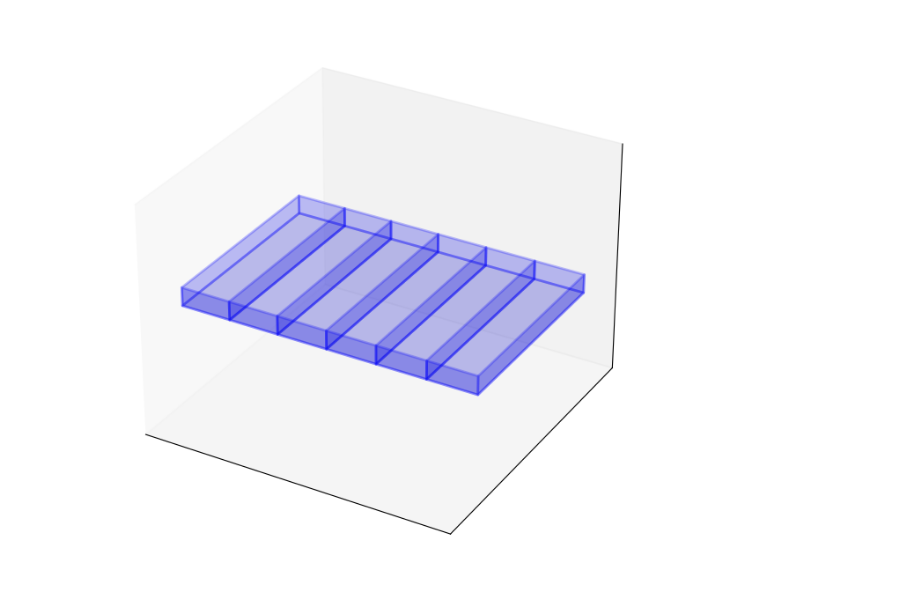
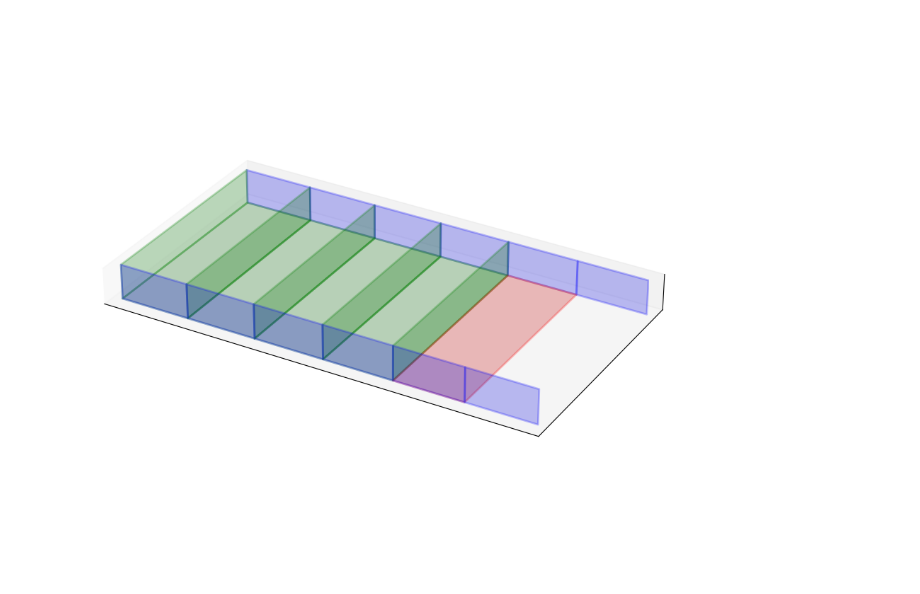
Before and after one commit to davidsj/ml_par_sim, a Jupyter notebook: viz.ipynb, the cells around one changed output. Saved outputs shown, nothing was run; the diff lists cells and outputs as text; code cells hidden in the pictures.

```diff
--- a/viz.ipynb
+++ b/viz.ipynb
@@ -2,42 +2,52 @@
 import numpy as np
 import matplotlib.pyplot as plt
 # %%
-fig = plt.figure(figsize=(8, 8))
+fig = plt.figure(figsize=(10, 10))
 ax = fig.add_subplot(111, projection='3d')
 
 d_model = 8
 d_hidden = 2*d_model
-B = 64
+B = 48
 L = 6
 
 L_by_hidden_ax = 0
 B_ax = 1
 d_model_ax = 2
 
-def plot_face(ax, vals1, vals2, depth, ax1, ax2):
+def plot_face(ax, vals1, vals2, depth, ax1, ax2, color='b'):
     ax3 = 3 - ax1 - ax2
     val1, val2 = np.meshgrid(vals1, vals2)
     val3 = np.full_like(val1, depth)
     arg = np.array([val1, val2, val3])[[ax1, ax2, ax3]]
     ax.plot_surface(*arg,
-                    alpha=0.25, color='b', edgecolor='b', linewidth=2)
+                    alpha=0.25, color=color, edgecolor=color, linewidth=2)
 
+
+phase = 'bwd'
+phase_l = 4.5
 for l in range(L+1):
-    plot_face(ax, (0, d_model), (0, B), l*d_hidden, d_model_ax, B_ax)
+    if l <= phase_l:
+        c = 'g'
+        if phase == 'bwd' and l == phase_l:
+            c = 'r'
+        plot_face(ax, (0, d_model), (0, B), l*d_hidden, d_model_ax, B_ax, color=c)
     if l == L:
         break
-    plot_face(ax, (l*d_hidden, (l+1)*d_hidden), (0, B), 0, L_by_hidden_ax, B_ax)
+    if l + 0.5 <= phase_l:
+        c = 'g'
+        if phase == 'bwd' and l + 0.5 == phase_l:
+            c = 'r'
+        plot_face(ax, (l*d_hidden, (l+1)*d_hidden), (0, B), 0, L_by_hidden_ax, B_ax, color=c)
     plot_face(ax, (l*d_hidden, (l+1)*d_hidden), (0, d_model), 0, L_by_hidden_ax, d_model_ax)
     plot_face(ax, (l*d_hidden, (l+1)*d_hidden), (0, d_model), B, L_by_hidden_ax, d_model_ax)
 
 width = L*d_hidden
 ax.set_xlim3d(0, width)
-ax.set_zlim3d((d_model - width)/2, (d_model + width)/2)
-ax.set_ylim3d((B - width)/2, (B + width)/2)
+ax.set_aspect('equal')
 ax.grid(False)
 ax.set_xticks([])
 ax.set_yticks([])
 ax.set_zticks([])
 plt.show()
 # %% [output]
-[figure, old version]
+[figure, new version]
```
